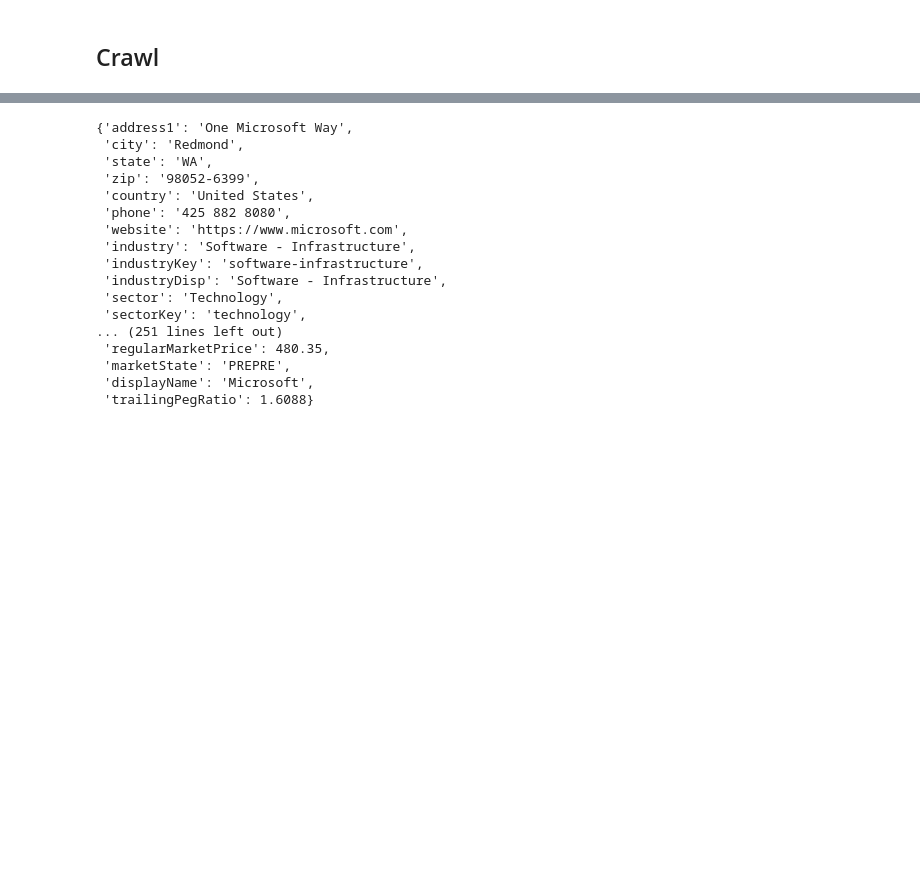
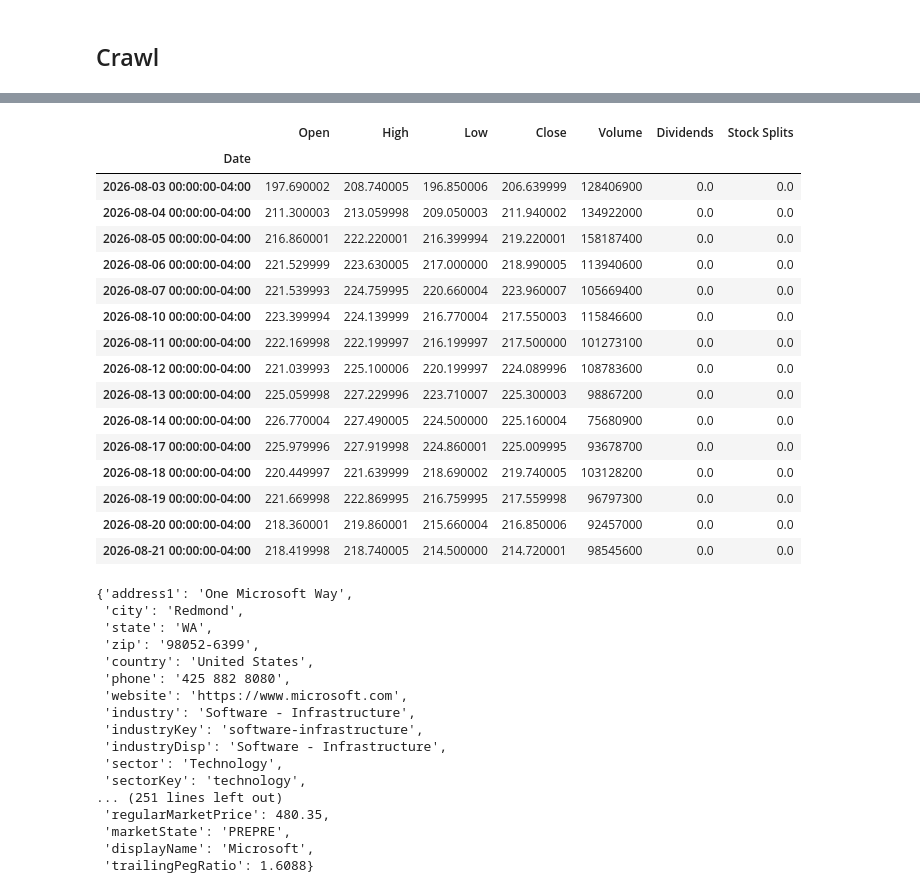
Before and after one commit to vercellibryan/stock_LLM, a Jupyter notebook: stock_crawler/stock_lib_test.ipynb, the cells around one changed output, grey strips where cells are left out. Cells and saved outputs as stored; diff of their text form; code cells hidden in the pictures; blank space fills up the shorter version.

```diff
--- a/stock_crawler/stock_lib_test.ipynb
+++ b/stock_crawler/stock_lib_test.ipynb
@@ -19,3 +19,23 @@ df_stock.head()
+# %%
+df_stock
+# %% [output]
+|  | Open | High | Low | Close | Volume | Dividends | Stock Splits |
+| Date |  |  |  |  |  |  |  |
+| 2026-08-03 00:00:00-04:00 | 197.690002 | 208.740005 | 196.850006 | 206.639999 | 128406900 | 0.0 | 0.0 |
+| 2026-08-04 00:00:00-04:00 | 211.300003 | 213.059998 | 209.050003 | 211.940002 | 134922000 | 0.0 | 0.0 |
+| 2026-08-05 00:00:00-04:00 | 216.860001 | 222.220001 | 216.399994 | 219.220001 | 158187400 | 0.0 | 0.0 |
+| 2026-08-06 00:00:00-04:00 | 221.529999 | 223.630005 | 217.000000 | 218.990005 | 113940600 | 0.0 | 0.0 |
+| 2026-08-07 00:00:00-04:00 | 221.539993 | 224.759995 | 220.660004 | 223.960007 | 105669400 | 0.0 | 0.0 |
+| 2026-08-10 00:00:00-04:00 | 223.399994 | 224.139999 | 216.770004 | 217.550003 | 115846600 | 0.0 | 0.0 |
+| 2026-08-11 00:00:00-04:00 | 222.169998 | 222.199997 | 216.199997 | 217.500000 | 101273100 | 0.0 | 0.0 |
+| 2026-08-12 00:00:00-04:00 | 221.039993 | 225.100006 | 220.199997 | 224.089996 | 108783600 | 0.0 | 0.0 |
+| 2026-08-13 00:00:00-04:00 | 225.059998 | 227.229996 | 223.710007 | 225.300003 | 98867200 | 0.0 | 0.0 |
+| 2026-08-14 00:00:00-04:00 | 226.770004 | 227.490005 | 224.500000 | 225.160004 | 75680900 | 0.0 | 0.0 |
+| 2026-08-17 00:00:00-04:00 | 225.979996 | 227.919998 | 224.860001 | 225.009995 | 93678700 | 0.0 | 0.0 |
+| 2026-08-18 00:00:00-04:00 | 220.449997 | 221.639999 | 218.690002 | 219.740005 | 103128200 | 0.0 | 0.0 |
+| 2026-08-19 00:00:00-04:00 | 221.669998 | 222.869995 | 216.759995 | 217.559998 | 96797300 | 0.0 | 0.0 |
+| 2026-08-20 00:00:00-04:00 | 218.360001 | 219.860001 | 215.660004 | 216.850006 | 92457000 | 0.0 | 0.0 |
+| 2026-08-21 00:00:00-04:00 | 218.419998 | 218.740005 | 214.500000 | 214.720001 | 98545600 | 0.0 | 0.0 |
 # %%
 comp = sl.crawl_company("MSFT")
 # %%
```
Also changed, not shown: parts of 8 cells of this notebook, 6 other files.
